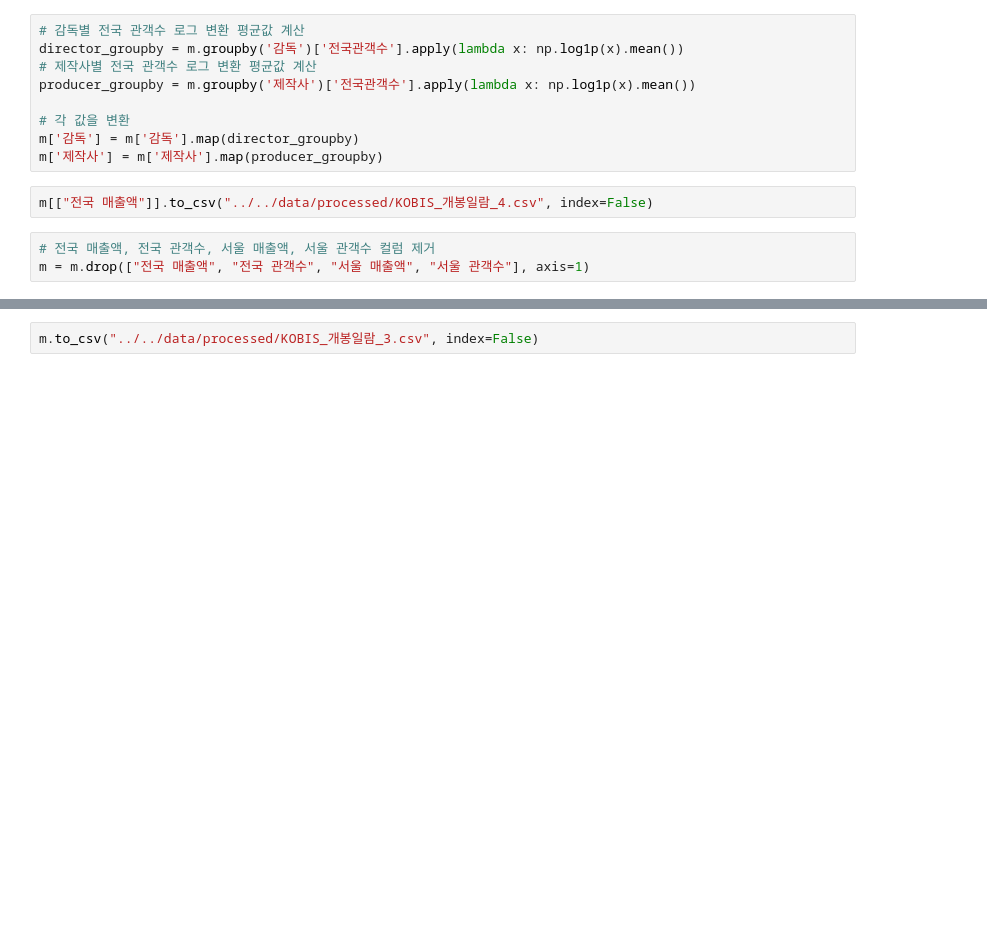
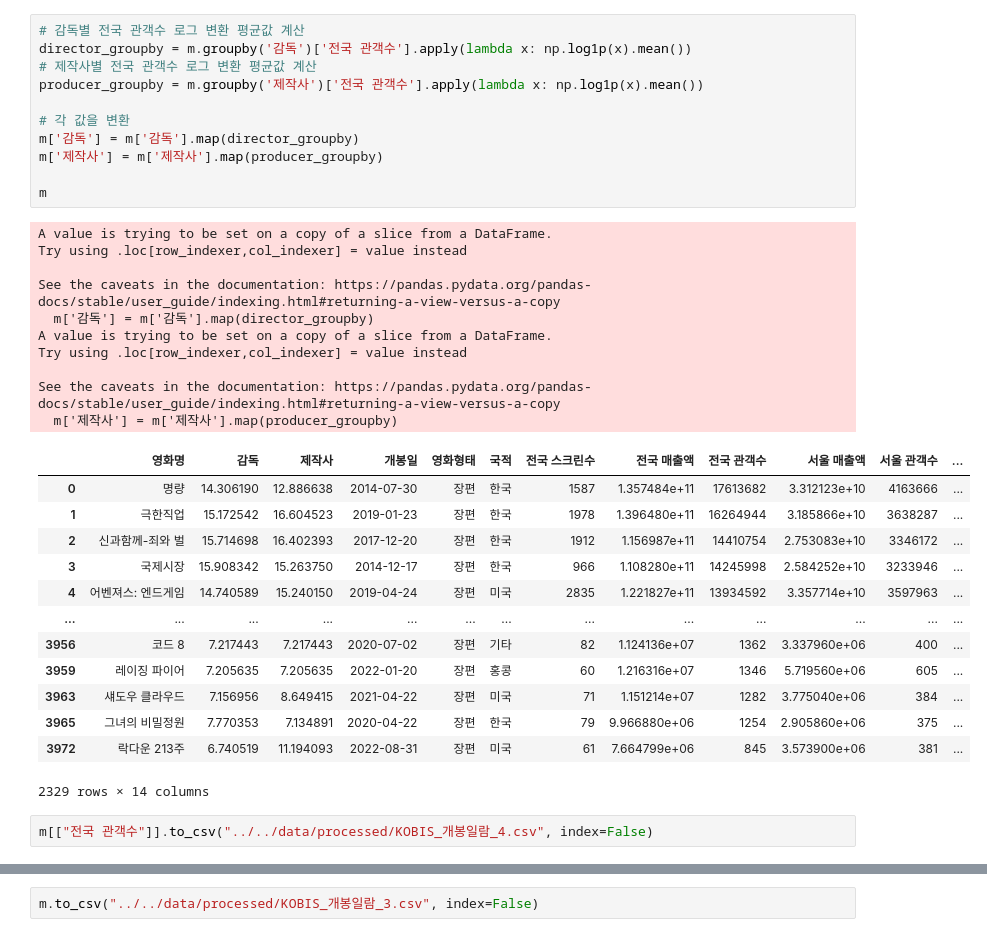
Before and after one commit to Dacon-ai-RunningFive/Dacon-AI, a Jupyter notebook: movie/notebooks/preprocessing/preprocessing2.ipynb, the cells around one changed output, grey strips where cells are left out. Cells and saved outputs as stored; diff of their text form; blank space fills up the shorter version.

```diff
--- a/movie/notebooks/preprocessing/preprocessing2.ipynb
+++ b/movie/notebooks/preprocessing/preprocessing2.ipynb
@@ -59,17 +61,40 @@ m
 # %%
 # 감독별 전국 관객수 로그 변환 평균값 계산
-director_groupby = m.groupby('감독')['전국관객수'].apply(lambda x: np.log1p(x).mean())
+director_groupby = m.groupby('감독')['전국 관객수'].apply(lambda x: np.log1p(x).mean())
 # 제작사별 전국 관객수 로그 변환 평균값 계산
-producer_groupby = m.groupby('제작사')['전국관객수'].apply(lambda x: np.log1p(x).mean())
+producer_groupby = m.groupby('제작사')['전국 관객수'].apply(lambda x: np.log1p(x).mean())
 
 # 각 값을 변환
 m['감독'] = m['감독'].map(director_groupby)
 m['제작사'] = m['제작사'].map(producer_groupby)
+
+m
+# %% [output]
+A value is trying to be set on a copy of a slice from a DataFrame.
+Try using .loc[row_indexer,col_indexer] = value instead
+
+See the caveats in the documentation: https://pandas.pydata.org/pandas-docs/stable/user_guide/indexing.html#returning-a-view-versus-a-copy
+  m['감독'] = m['감독'].map(director_groupby)
+A value is trying to be set on a copy of a slice from a DataFrame.
+Try using .loc[row_indexer,col_indexer] = value instead
+
+See the caveats in the documentation: https://pandas.pydata.org/pandas-docs/stable/user_guide/indexing.html#returning-a-view-versus-a-copy
+  m['제작사'] = m['제작사'].map(producer_groupby)
+|  | 영화명 | 감독 | 제작사 | 개봉일 | 영화형태 | 국적 | 전국 스크린수 | 전국 매출액 | 전국 관객수 | 서울 매출액 | 서울 관객수 | ... |
+| 0 | 명량 | 14.306190 | 12.886638 | 2014-07-30 | 장편 | 한국 | 1587 | 1.357484e+11 | 17613682 | 3.312123e+10 | 4163666 | ... |
+| 1 | 극한직업 | 15.172542 | 16.604523 | 2019-01-23 | 장편 | 한국 | 1978 | 1.396480e+11 | 16264944 | 3.185866e+10 | 3638287 | ... |
+| 2 | 신과함께-죄와 벌 | 15.714698 | 16.402393 | 2017-12-20 | 장편 | 한국 | 1912 | 1.156987e+11 | 14410754 | 2.753083e+10 | 3346172 | ... |
+| 3 | 국제시장 | 15.908342 | 15.263750 | 2014-12-17 | 장편 | 한국 | 966 | 1.108280e+11 | 14245998 | 2.584252e+10 | 3233946 | ... |
+| 4 | 어벤져스: 엔드게임 | 14.740589 | 15.240150 | 2019-04-24 | 장편 | 미국 | 2835 | 1.221827e+11 | 13934592 | 3.357714e+10 | 3597963 | ... |
+| ... | ... | ... | ... | ... | ... | ... | ... | ... | ... | ... | ... | ... |
+| 3956 | 코드 8 | 7.217443 | 7.217443 | 2020-07-02 | 장편 | 기타 | 82 | 1.124136e+07 | 1362 | 3.337960e+06 | 400 | ... |
+| 3959 | 레이징 파이어 | 7.205635 | 7.205635 | 2022-01-20 | 장편 | 홍콩 | 60 | 1.216316e+07 | 1346 | 5.719560e+06 | 605 | ... |
+| 3963 | 섀도우 클라우드 | 7.156956 | 8.649415 | 2021-04-22 | 장편 | 미국 | 71 | 1.151214e+07 | 1282 | 3.775040e+06 | 384 | ... |
+| 3965 | 그녀의 비밀정원 | 7.770353 | 7.134891 | 2020-04-22 | 장편 | 한국 | 79 | 9.966880e+06 | 1254 | 2.905860e+06 | 375 | ... |
+| 3972 | 락다운 213주 | 6.740519 | 11.194093 | 2022-08-31 | 장편 | 미국 | 61 | 7.664799e+06 | 845 | 3.573900e+06 | 381 | ... |
+2329 rows × 14 columns
 # %%
-m[["전국 매출액"]].to_csv("../../data/processed/KOBIS_개봉일람_4.csv", index=False)
+m[["전국 관객수"]].to_csv("../../data/processed/KOBIS_개봉일람_4.csv", index=False)
-# %%
-# 전국 매출액, 전국 관객수, 서울 매출액, 서울 관객수 컬럼 제거
-m = m.drop(["전국 매출액", "전국 관객수", "서울 매출액", "서울 관객수"], axis=1)
 # %%
 # 개봉일에서 개봉월만 추출
 m["개봉월"] = m["개봉일"].apply(lambda x: x.split("-")[1])
```
Also changed, not shown: parts of 10 cells of this notebook, 3 other files.
